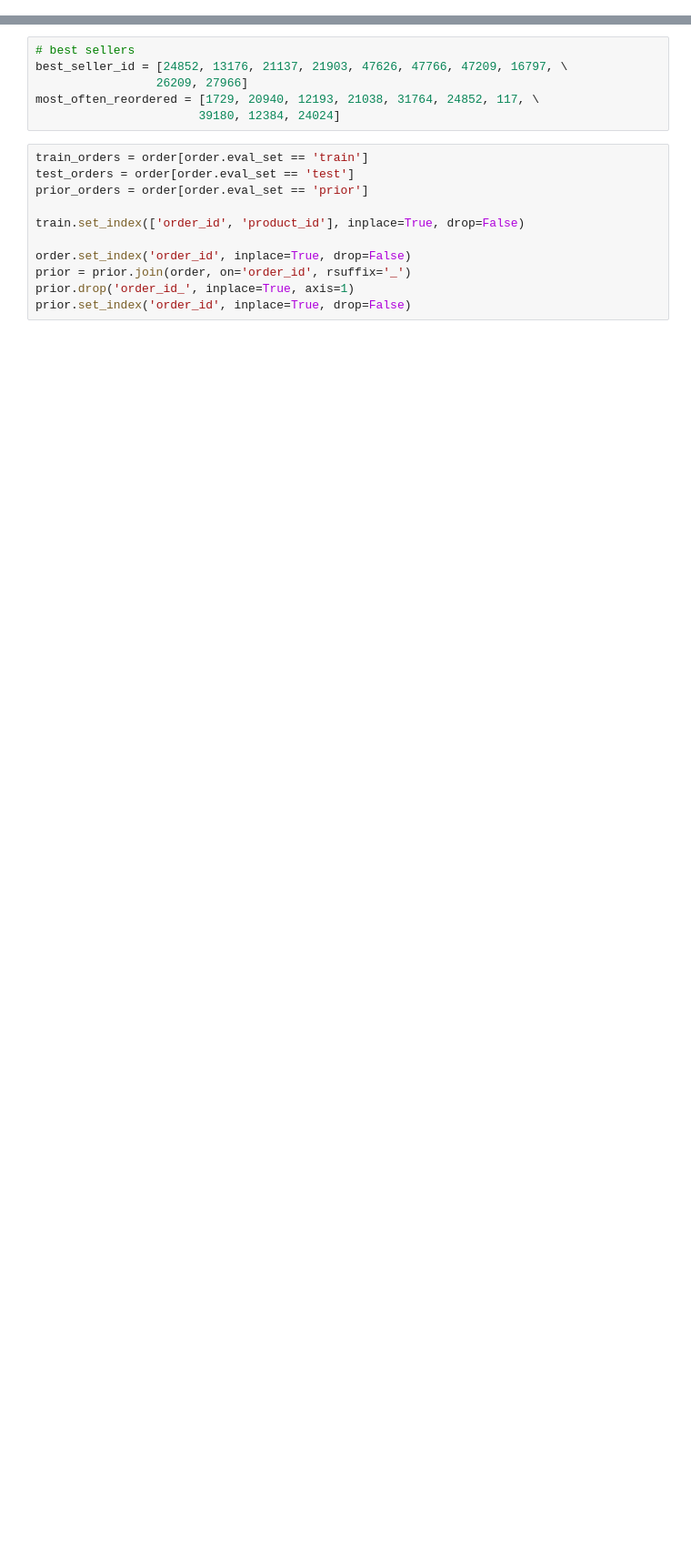
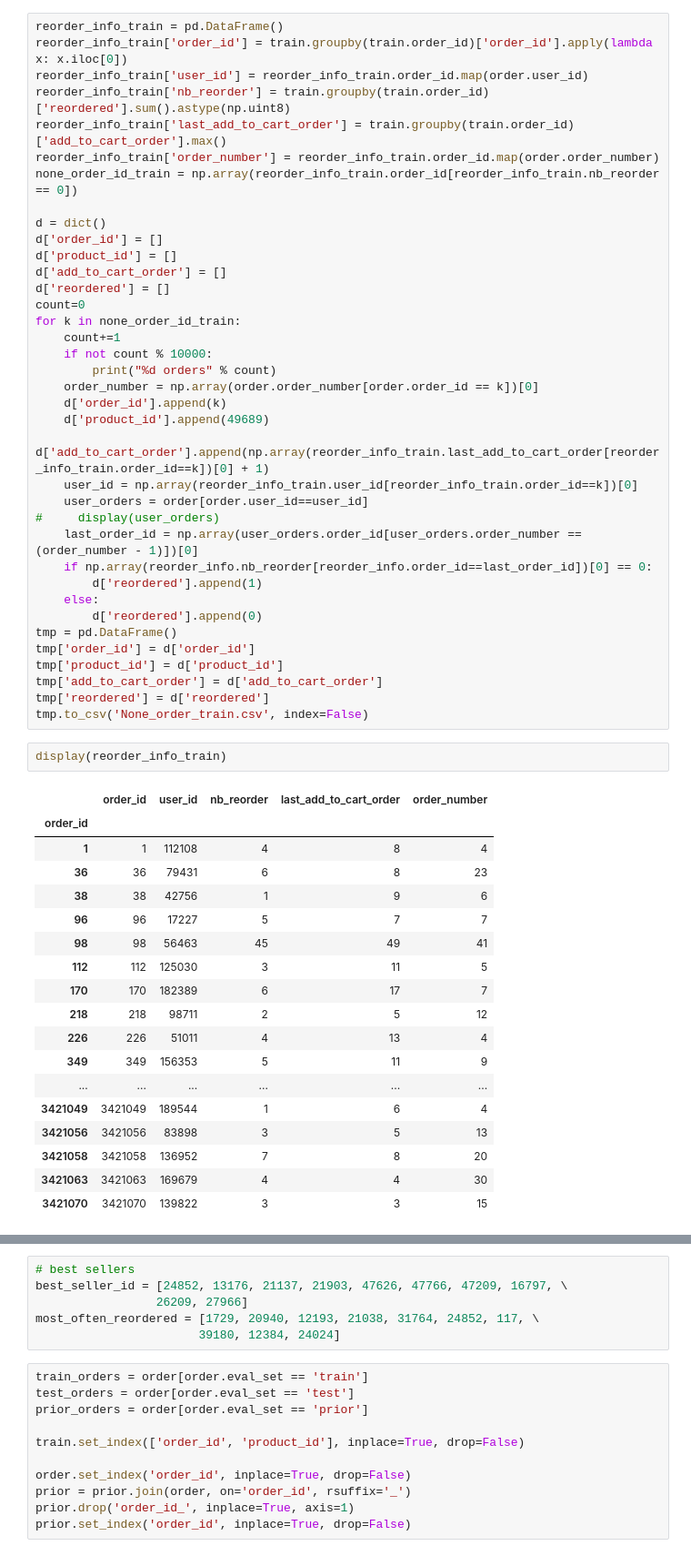
Before and after one commit to yyq263/Instacart_Competition, a Jupyter notebook: Instacart.ipynb, the cells around one changed output, grey strips where cells are left out. Shown at 91% size. Saved outputs shown, nothing was run; the diff lists cells and outputs as text; blank space fills up the shorter version.

Commit message:
add None to product

```diff
--- a/Instacart.ipynb
+++ b/Instacart.ipynb
@@ -54,0 +114,58 @@ loading orders...
+# %%
+reorder_info_train = pd.DataFrame()
+reorder_info_train['order_id'] = train.groupby(train.order_id)['order_id'].apply(lambda x: x.iloc[0])
+reorder_info_train['user_id'] = reorder_info_train.order_id.map(order.user_id)
+reorder_info_train['nb_reorder'] = train.groupby(train.order_id)['reordered'].sum().astype(np.uint8)
+reorder_info_train['last_add_to_cart_order'] = train.groupby(train.order_id)['add_to_cart_order'].max()
+reorder_info_train['order_number'] = reorder_info_train.order_id.map(order.order_number)
+none_order_id_train = np.array(reorder_info_train.order_id[reorder_info_train.nb_reorder == 0])
+
+d = dict()
+d['order_id'] = []
+d['product_id'] = []
+d['add_to_cart_order'] = []
+d['reordered'] = []
+count=0
+for k in none_order_id_train:
+    count+=1
+    if not count % 10000:
+        print("%d orders" % count)
+    order_number = np.array(order.order_number[order.order_id == k])[0]
+    d['order_id'].append(k)
+    d['product_id'].append(49689)
+    d['add_to_cart_order'].append(np.array(reorder_info_train.last_add_to_cart_order[reorder_info_train.order_id==k])[0] + 1)
+    user_id = np.array(reorder_info_train.user_id[reorder_info_train.order_id==k])[0]
+    user_orders = order[order.user_id==user_id]
+#     display(user_orders)
+    last_order_id = np.array(user_orders.order_id[user_orders.order_number == (order_number - 1)])[0]
+    if np.array(reorder_info.nb_reorder[reorder_info.order_id==last_order_id])[0] == 0:
+        d['reordered'].append(1)
+    else:
+        d['reordered'].append(0)
+tmp = pd.DataFrame()
+tmp['order_id'] = d['order_id']
+tmp['product_id'] = d['product_id']
+tmp['add_to_cart_order'] = d['add_to_cart_order']
+tmp['reordered'] = d['reordered']
+tmp.to_csv('None_order_train.csv', index=False)
+# %%
+display(reorder_info_train)
+# %% [output]
+|  | order_id | user_id | nb_reorder | last_add_to_cart_order | order_number |
+| order_id |  |  |  |  |  |
+| 1 | 1 | 112108 | 4 | 8 | 4 |
+| 36 | 36 | 79431 | 6 | 8 | 23 |
+| 38 | 38 | 42756 | 1 | 9 | 6 |
+| 96 | 96 | 17227 | 5 | 7 | 7 |
+| 98 | 98 | 56463 | 45 | 49 | 41 |
+| 112 | 112 | 125030 | 3 | 11 | 5 |
+| 170 | 170 | 182389 | 6 | 17 | 7 |
+| 218 | 218 | 98711 | 2 | 5 | 12 |
+| 226 | 226 | 51011 | 4 | 13 | 4 |
+| 349 | 349 | 156353 | 5 | 11 | 9 |
+| ... | ... | ... | ... | ... | ... |
+| 3421049 | 3421049 | 189544 | 1 | 6 | 4 |
+| 3421056 | 3421056 | 83898 | 3 | 5 | 13 |
+| 3421058 | 3421058 | 136952 | 7 | 8 | 20 |
+| 3421063 | 3421063 | 169679 | 4 | 4 | 30 |
+| 3421070 | 3421070 | 139822 | 3 | 3 | 15 |
```
Also changed, not shown: parts of 4 cells of this notebook.
